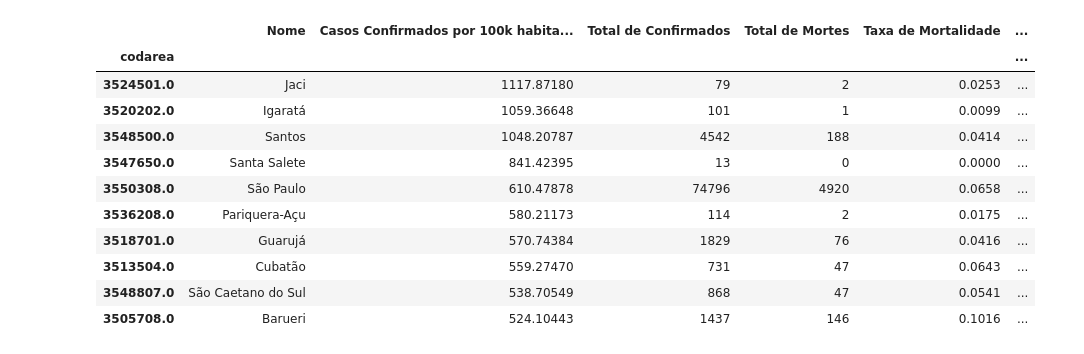
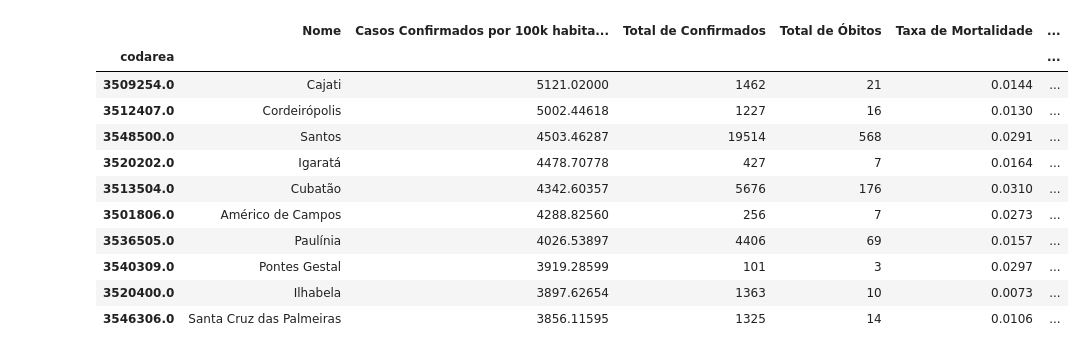
Before and after one commit to RaulMrSouza/Relatorio-Covid-por-Estado, a Jupyter notebook: Relatorio_Covid_por_Estado.ipynb, the cells around one changed output. Drawn from its saved outputs; the diff is of its cells as text; code cells hidden in the pictures.

```diff
--- a/Relatorio_Covid_por_Estado.ipynb
+++ b/Relatorio_Covid_por_Estado.ipynb
@@ -37,27 +37,31 @@ Requirement already satisfied: urllib3<1.25,>=1.21.1 in /usr/local/lib/python3.6
 
 Estado = 'SP' #@param ["AC", "AL", "AM", "AP", "BA", "CE", "DF", "ES", "GO", "MA", "MT", "MS", "MG", "PA", "PB", "PR", "PE", "PI", "RJ", "RN", "RO", "RS", "RR", "SC", "SE", "SP", "TO"]
 
-top_10_cidades_em = "Casos Confirmados por 100k habitantes" #@param [ "Casos Confirmados por 100k habitantes", "Total de Confirmados",  "Total de Mortes", "Taxa de Mortalidade"]
-Mapa_coropletico_por = "Casos Confirmados por 100k habitantes" #@param [ "Casos Confirmados por 100k habitantes", "Total de Confirmados",  "Total de Mortes", "Taxa de Mortalidade"]
-Grafico_de_barras_por = "Mortes por dia" #@param ["Mortes por dia", "Novos Confirmados por dia", "Casos Confirmados por 100k habitantes", "Total de Confirmados",  "Total de Mortes", "Taxa de Mortalidade"]
+top_10_cidades_em = "Taxa de Mortalidade" #@param [ "Casos Confirmados por 100k habitantes", "Total de Confirmados",  "Total de Óbitos", "Taxa de Mortalidade"]
+Mapa_coropletico_por = "Casos Confirmados por 100k habitantes" #@param [ "Casos Confirmados por 100k habitantes", "Total de Confirmados",  "Total de Óbitos", "Taxa de Mortalidade"]
+Grafico_de_barras_por = "\xD3bitos por dia" #@param ["Óbitos por dia", "Novos Confirmados por dia", "Casos Confirmados por 100k habitantes", "Total de Confirmados",  "Total de Óbitos", "Taxa de Mortalidade"]
 # %%
 
 #baixar csv do dataset
+headers = {
+    'Content-Type': 'application/json;charset=UTF-8', 'User-Agent': 'google-colab',
+    'Accept': 'application/json, text/plain, */*', 'Accept-Encoding': 'gzip, deflate, br', 'Accept-Language': 'pt-BR,pt;q=0.9,en-US;q=0.8,en;q=0.7'
+}
 url="https://brasil.io/dataset/covid19/caso_full/?state="+Estado+"&is_last=true&place_type=city&format=csv"
-response = requests.get(url)
+response = requests.get(url, headers=headers)
 file_object = io.StringIO(response.content.decode('utf-8'))
 covid = pd.read_csv(file_object)
 
 url="https://brasil.io/dataset/covid19/caso_full/?state="+Estado+"&place_type=state&format=csv"
-response = requests.get(url)
+response = requests.get(url, headers=headers)
 file_object = io.StringIO(response.content.decode('utf-8'))
 estado = pd.read_csv(file_object)
 
-covid = covid.rename(columns={"last_available_confirmed_per_100k_inhabitants": "Casos Confirmados por 100k habitantes", "last_available_confirmed": "Total de Confirmados", "last_available_deaths": "Total de Mortes"
-                    , "estimated_population_2019": "População Estimada em 2019", "city" : "Nome", "new_deaths": "Mortes por dia", "last_available_death_rate": "Taxa de Mortalidade", "new_confirmed": "Novos Confirmados por dia"})
+covid = covid.rename(columns={"last_available_confirmed_per_100k_inhabitants": "Casos Confirmados por 100k habitantes", "last_available_confirmed": "Total de Confirmados", "last_available_deaths": "Total de Óbitos"
+                    , "estimated_population_2019": "População Estimada em 2019", "city" : "Nome", "new_deaths": "Óbitos por dia", "last_available_death_rate": "Taxa de Mortalidade", "new_confirmed": "Novos Confirmados por dia"})
 
-estado = estado.rename(columns={"last_available_confirmed_per_100k_inhabitants": "Casos Confirmados por 100k habitantes", "last_available_confirmed": "Total de Confirmados", "last_available_deaths": "Total de Mortes"
-                    , "estimated_population_2019": "População Estimada em 2019", "city" : "Nome", "new_deaths": "Mortes por dia", "last_available_death_rate": "Taxa de Mortalidade", "new_confirmed": "Novos Confirmados por dia"})
+estado = estado.rename(columns={"last_available_confirmed_per_100k_inhabitants": "Casos Confirmados por 100k habitantes", "last_available_confirmed": "Total de Confirmados", "last_available_deaths": "Total de Óbitos"
+                    , "estimated_population_2019": "População Estimada em 2019", "city" : "Nome", "new_deaths": "Óbitos por dia", "last_available_death_rate": "Taxa de Mortalidade", "new_confirmed": "Novos Confirmados por dia"})
 #remover nulos
 covid = covid[covid['Casos Confirmados por 100k habitantes'] > 0]
 idEstado = int(estado['city_ibge_code'].iloc[0])
@@ -76,21 +77,21 @@ covid = covid.set_index('codarea')
 covid['codarea'] = covid.index.astype(int).astype(str)
 # %%
 covid = covid.sort_values(by=[top_10_cidades_em], ascending=False)
-covid[['Nome', 'Casos Confirmados por 100k habitantes', 'Total de Confirmados', 'Total de Mortes', 'Taxa de Mortalidade', 'População Estimada em 2019']].head(10)
+covid[['Nome', 'Casos Confirmados por 100k habitantes', 'Total de Confirmados', 'Total de Óbitos', 'Taxa de Mortalidade', 'População Estimada em 2019']].head(10)
 #.style.set_caption('10 cidades com maior '+Mapa)
 # %% [output]
-|  | Nome | Casos Confirmados por 100k habita... | Total de Confirmados | Total de Mortes | Taxa de Mortalidade | ... |
+|  | Nome | Casos Confirmados por 100k habita... | Total de Confirmados | Total de Óbitos | Taxa de Mortalidade | ... |
 | codarea |  |  |  |  |  | ... |
-| 3524501.0 | Jaci | 1117.87180 | 79 | 2 | 0.0253 | ... |
-| 3520202.0 | Igaratá | 1059.36648 | 101 | 1 | 0.0099 | ... |
-| 3548500.0 | Santos | 1048.20787 | 4542 | 188 | 0.0414 | ... |
-| 3547650.0 | Santa Salete | 841.42395 | 13 | 0 | 0.0000 | ... |
-| 3550308.0 | São Paulo | 610.47878 | 74796 | 4920 | 0.0658 | ... |
-| 3536208.0 | Pariquera-Açu | 580.21173 | 114 | 2 | 0.0175 | ... |
-| 3518701.0 | Guarujá | 570.74384 | 1829 | 76 | 0.0416 | ... |
-| 3513504.0 | Cubatão | 559.27470 | 731 | 47 | 0.0643 | ... |
-| 3548807.0 | São Caetano do Sul | 538.70549 | 868 | 47 | 0.0541 | ... |
-| 3505708.0 | Barueri | 524.10443 | 1437 | 146 | 0.1016 | ... |
+| 3509254.0 | Cajati | 5121.02000 | 1462 | 21 | 0.0144 | ... |
+| 3512407.0 | Cordeirópolis | 5002.44618 | 1227 | 16 | 0.0130 | ... |
+| 3548500.0 | Santos | 4503.46287 | 19514 | 568 | 0.0291 | ... |
+| 3520202.0 | Igaratá | 4478.70778 | 427 | 7 | 0.0164 | ... |
+| 3513504.0 | Cubatão | 4342.60357 | 5676 | 176 | 0.0310 | ... |
+| 3501806.0 | Américo de Campos | 4288.82560 | 256 | 7 | 0.0273 | ... |
+| 3536505.0 | Paulínia | 4026.53897 | 4406 | 69 | 0.0157 | ... |
+| 3540309.0 | Pontes Gestal | 3919.28599 | 101 | 3 | 0.0297 | ... |
+| 3520400.0 | Ilhabela | 3897.62654 | 1363 | 10 | 0.0073 | ... |
+| 3546306.0 | Santa Cruz das Palmeiras | 3856.11595 | 1325 | 14 | 0.0106 | ... |
 # %%
 estado = estado.sort_values(by=['date'])
 estado = estado.tail(90)
```
Also changed, not shown: parts of 4 cells of this notebook.
